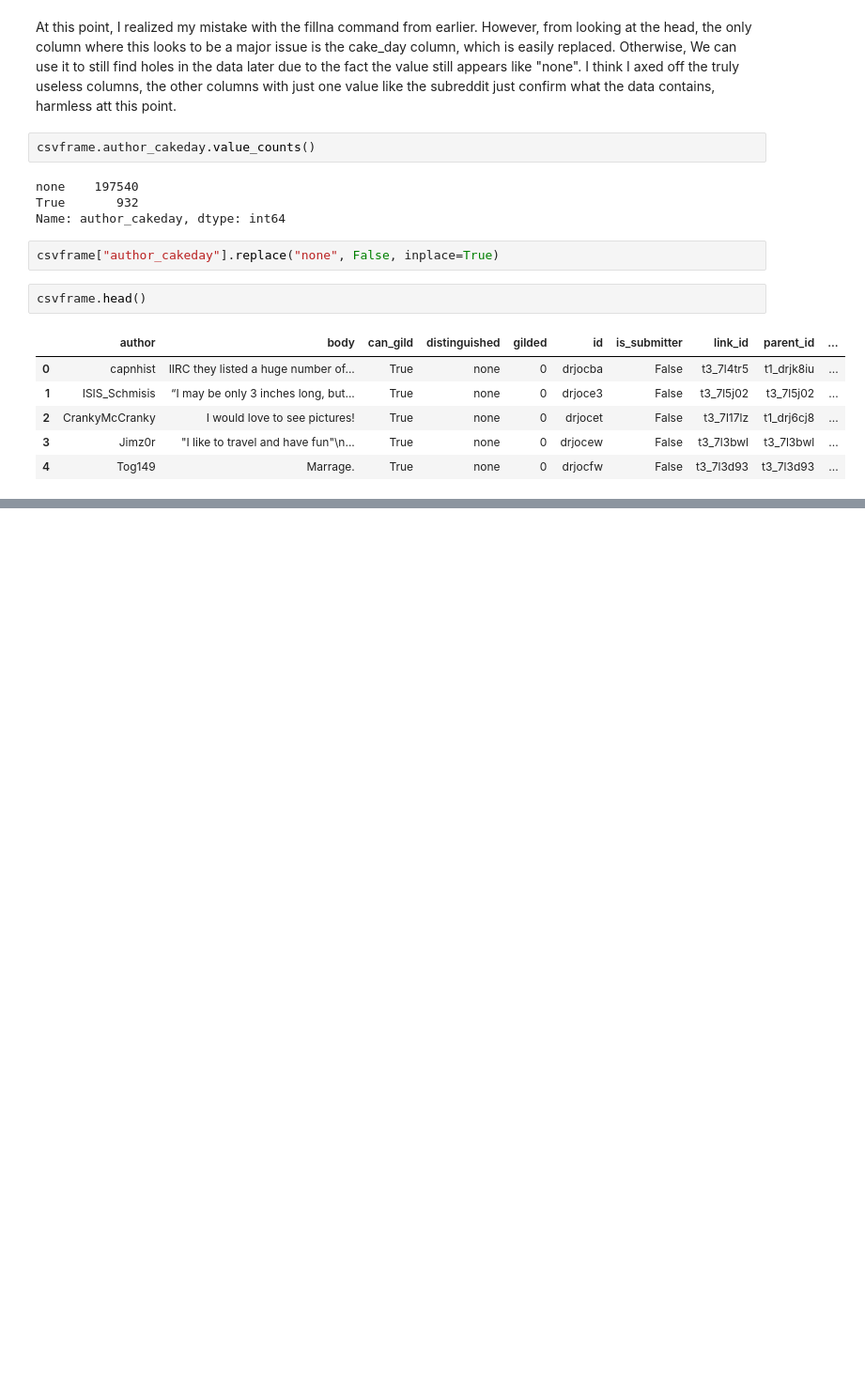
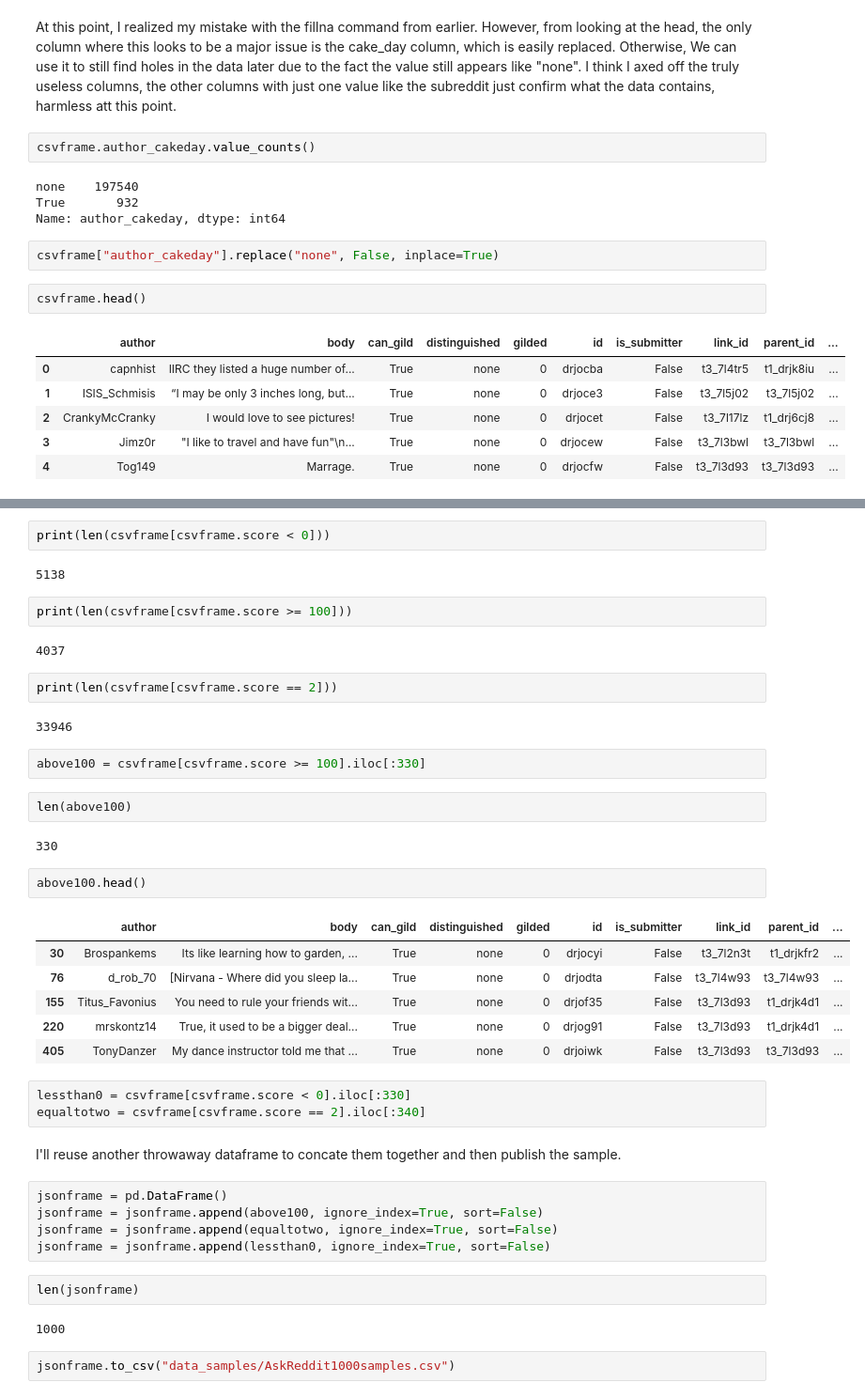
Before and after one commit to Data-Science-for-Linguists-2019/Reddit-Comment-Analysis, a Jupyter notebook: project-explore.ipynb, the cells around one changed output, grey strips where cells are left out. Shown at 94% size. Saved outputs shown, nothing was run; the diff lists cells and outputs as text; blank space fills up the shorter version.

Commit message:
Finished the data part, gotta finish the markdown

```diff
--- a/project-explore.ipynb
+++ b/project-explore.ipynb
@@ -321,0 +322,43 @@ csvframe.head()
+# %%
+print(len(csvframe[csvframe.score < 0]))
+# %% [output]
+5138
+# %%
+print(len(csvframe[csvframe.score >= 100]))
+# %% [output]
+4037
+# %%
+print(len(csvframe[csvframe.score == 2]))
+# %% [output]
+33946
+# %%
+above100 = csvframe[csvframe.score >= 100].iloc[:330]
+# %%
+len(above100)
+# %% [output]
+330
+# %%
+above100.head()
+# %% [output]
+|  | author | body | can_gild | distinguished | gilded | id | is_submitter | link_id | parent_id | ... |
+| 30 | Brospankems | Its like learning how to garden, ... | True | none | 0 | drjocyi | False | t3_7l2n3t | t1_drjkfr2 | ... |
+| 76 | d_rob_70 | [Nirvana - Where did you sleep la... | True | none | 0 | drjodta | False | t3_7l4w93 | t3_7l4w93 | ... |
+| 155 | Titus_Favonius | You need to rule your friends wit... | True | none | 0 | drjof35 | False | t3_7l3d93 | t1_drjk4d1 | ... |
+| 220 | mrskontz14 | True, it used to be a bigger deal... | True | none | 0 | drjog91 | False | t3_7l3d93 | t1_drjk4d1 | ... |
+| 405 | TonyDanzer | My dance instructor told me that ... | True | none | 0 | drjoiwk | False | t3_7l3d93 | t3_7l3d93 | ... |
+# %%
+lessthan0 = csvframe[csvframe.score < 0].iloc[:330]
+equaltotwo = csvframe[csvframe.score == 2].iloc[:340]
+# %% [markdown]
+<p>I'll reuse another throwaway dataframe to concate them together and then publish the sample.</p>
+# %%
+jsonframe = pd.DataFrame()
+jsonframe = jsonframe.append(above100, ignore_index=True, sort=False)
+jsonframe = jsonframe.append(equaltotwo, ignore_index=True, sort=False)
+jsonframe = jsonframe.append(lessthan0, ignore_index=True, sort=False)
+# %%
+len(jsonframe)
+# %% [output]
+1000
+# %%
+jsonframe.to_csv("data_samples/AskReddit1000samples.csv")
```
Also changed, not shown: parts of 3 cells of this notebook, 1 other file.
